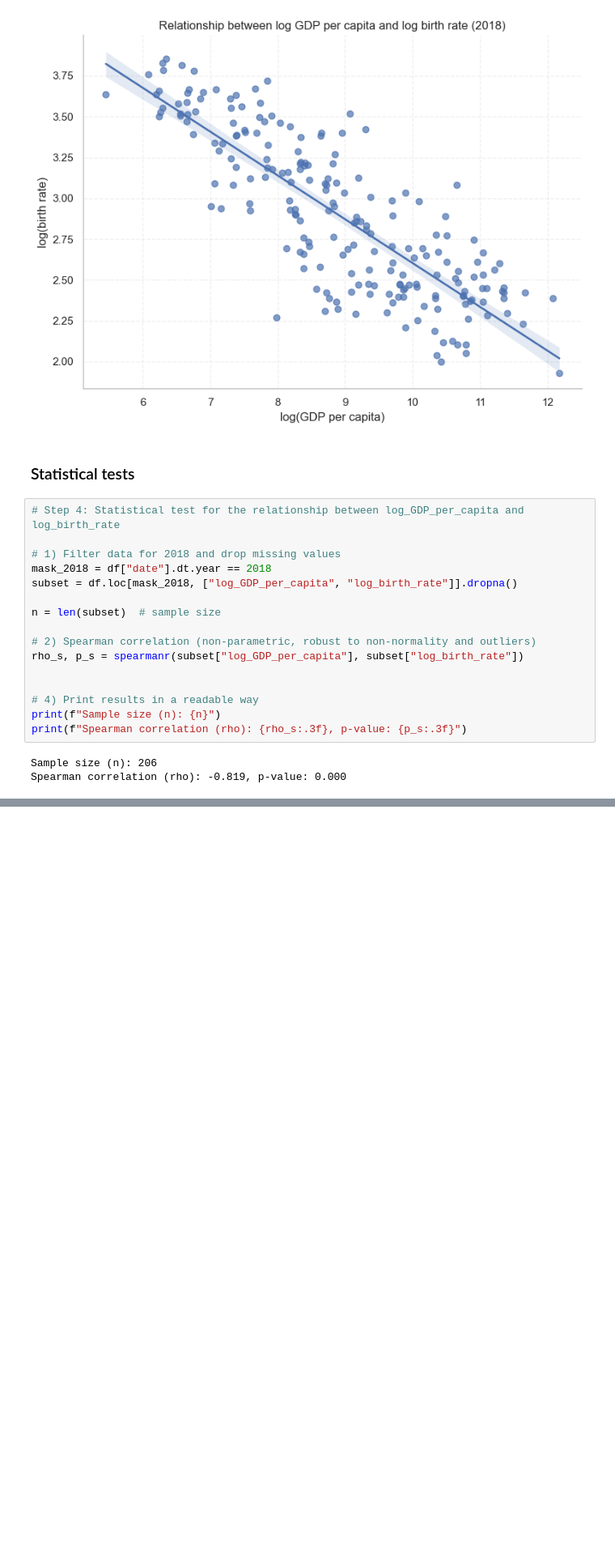
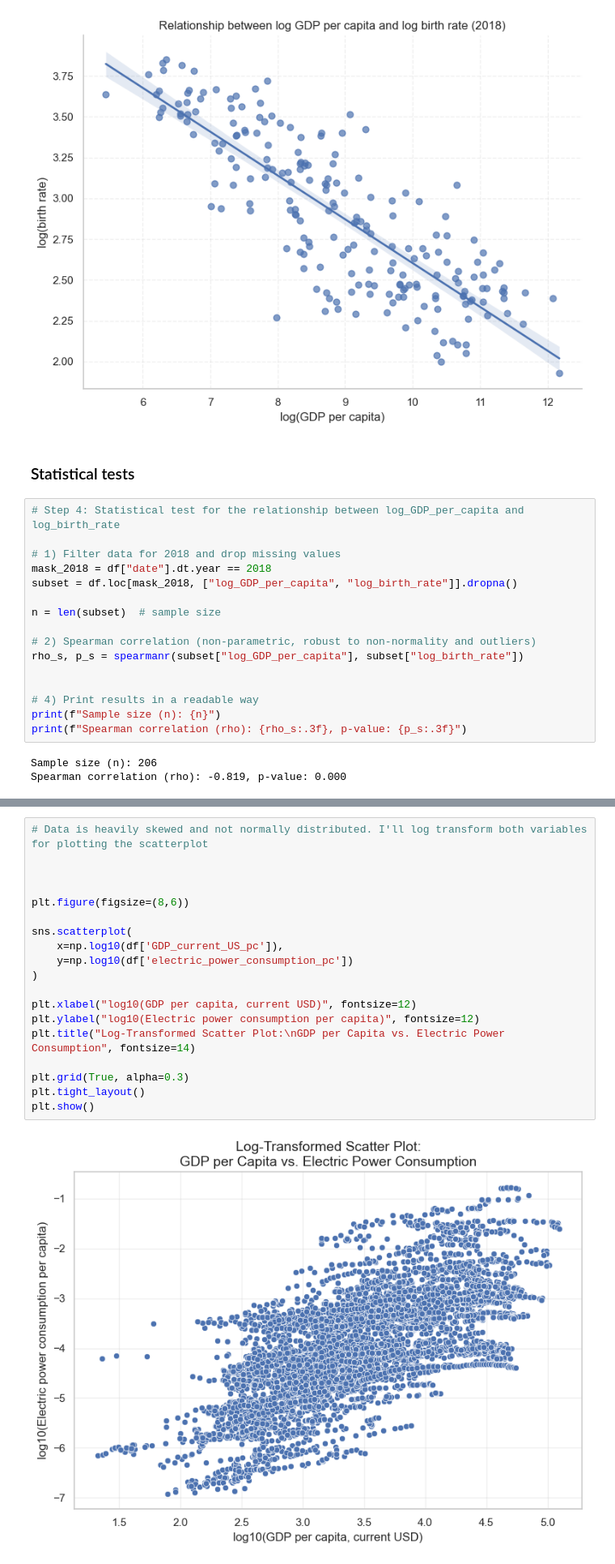
Before and after one commit to Titaniel3/ASDA_2025_Group_1_Portfolio_new, a Jupyter notebook: notebooks/week_06_draft_DL.ipynb, the cells around one changed output, grey strips where cells are left out. Shown at 81% size. Saved outputs shown, nothing was run; the diff lists cells and outputs as text; blank space fills up the shorter version.

```diff
--- a/notebooks/week_06_draft_DL.ipynb
+++ b/notebooks/week_06_draft_DL.ipynb
@@ -509,0 +611,21 @@ Spearman correlation (rho): -0.819, p-value: 0.000
+# %%
+# Data is heavily skewed and not normally distributed. I'll log transform both variables for plotting the scatterplot
+
+
+
+plt.figure(figsize=(8,6))
+
+sns.scatterplot(
+    x=np.log10(df['GDP_current_US_pc']),
+    y=np.log10(df['electric_power_consumption_pc'])
+)
+
+plt.xlabel("log10(GDP per capita, current USD)", fontsize=12)
+plt.ylabel("log10(Electric power consumption per capita)", fontsize=12)
+plt.title("Log-Transformed Scatter Plot:\nGDP per Capita vs. Electric Power Consumption", fontsize=14)
+
+plt.grid(True, alpha=0.3)
+plt.tight_layout()
+plt.show()
+# %% [output]
+[figure, added]
```
Also changed, not shown: parts of 28 cells of this notebook, 1 other file.
